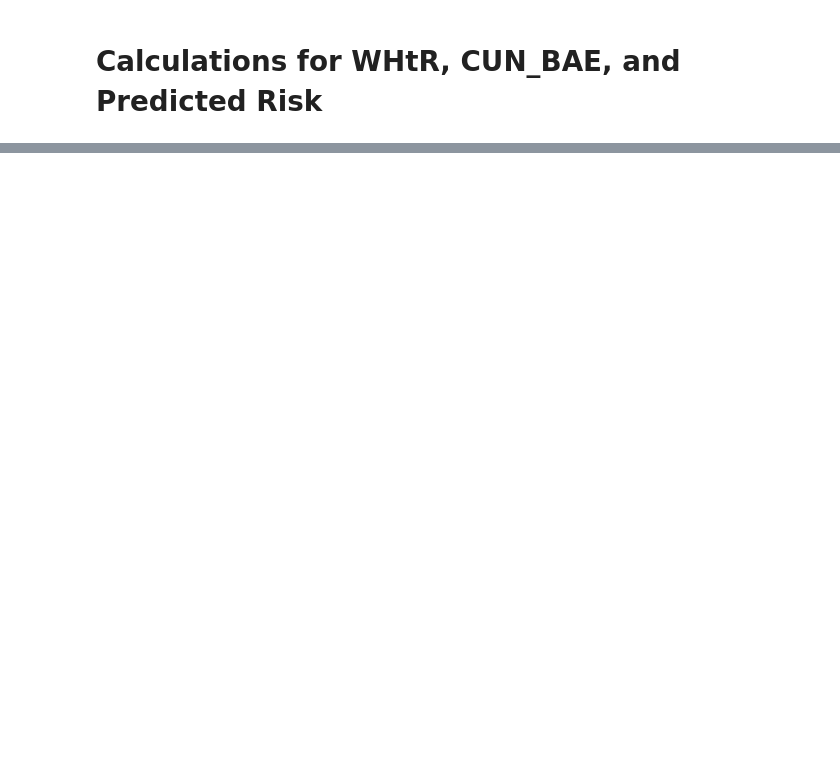
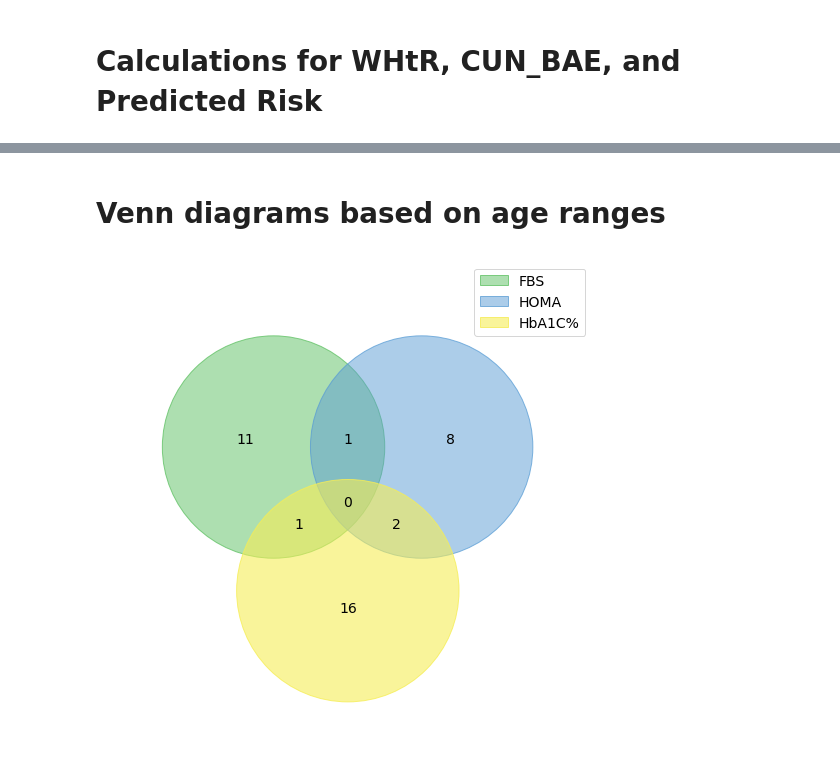
Before and after one commit to Nfayem/Stats-Mets, a Jupyter notebook: Transpose.ipynb, the cells around one changed output, grey strips where cells are left out. Drawn from its saved outputs; the diff is of its cells as text; code cells hidden in the pictures; blank space fills up the shorter version.

```diff
--- a/Transpose.ipynb
+++ b/Transpose.ipynb
@@ -64,0 +68,37 @@ fig, ax = venn.venn5(labels, names=['list 1', 'list 2', 'list 3', 'list 4','list
+# %% [markdown]
+# Venn diagrams based on age ranges
+# %%
+
+below_ten =  df.loc[(df['AGE'].isin(range(0,9,1)))]
+ten_sixteen = df.loc[ (df['AGE'].isin(range(10,16,1)))]
+adult = df.loc[ (df['AGE'].isin(range(16,18,1)))]
+
+def single_Percentile(data):
+
+      Hodf = data.loc[(df['HOMA'] >= 3.0)]
+      Fdf = data.loc[(df['FBS'] >= 100)]
+      Hbdf = data.loc[(df['HbA1CP'] >= 8.8)]
+
+      labels = venn.generate_petal_labels([
+      set(Fdf['ID'].to_list()),
+      set(Hodf['ID'].to_list()),
+      set(Hbdf['ID'].to_list()),
+
+       ])
+      fig, ax = venn.venn3(labels, names=['FBS', 'HOMA', 'HbA1C%',])
+      # fig.show()
+
+single_Percentile(below_ten)
+
+
+
+
+# venn3([
+#     set(Hodf['ID']),
+#     set(Fdf['ID']),
+#     set(Hbdf['ID'])
+#     ],
+#        set_labels=('HOMA','FBS','HbA1C')
+#      )
+# %% [output]
+[figure, added]
```
Also changed, not shown: parts of 4 cells of this notebook, 5 other files.
